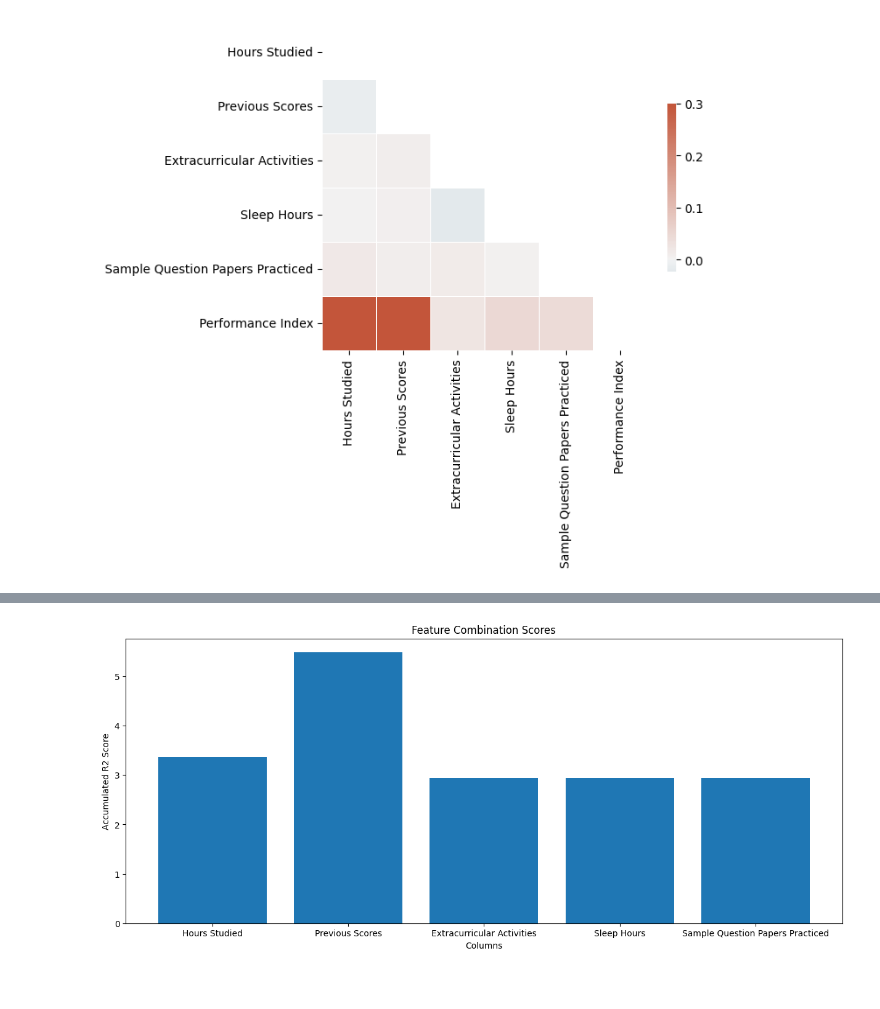
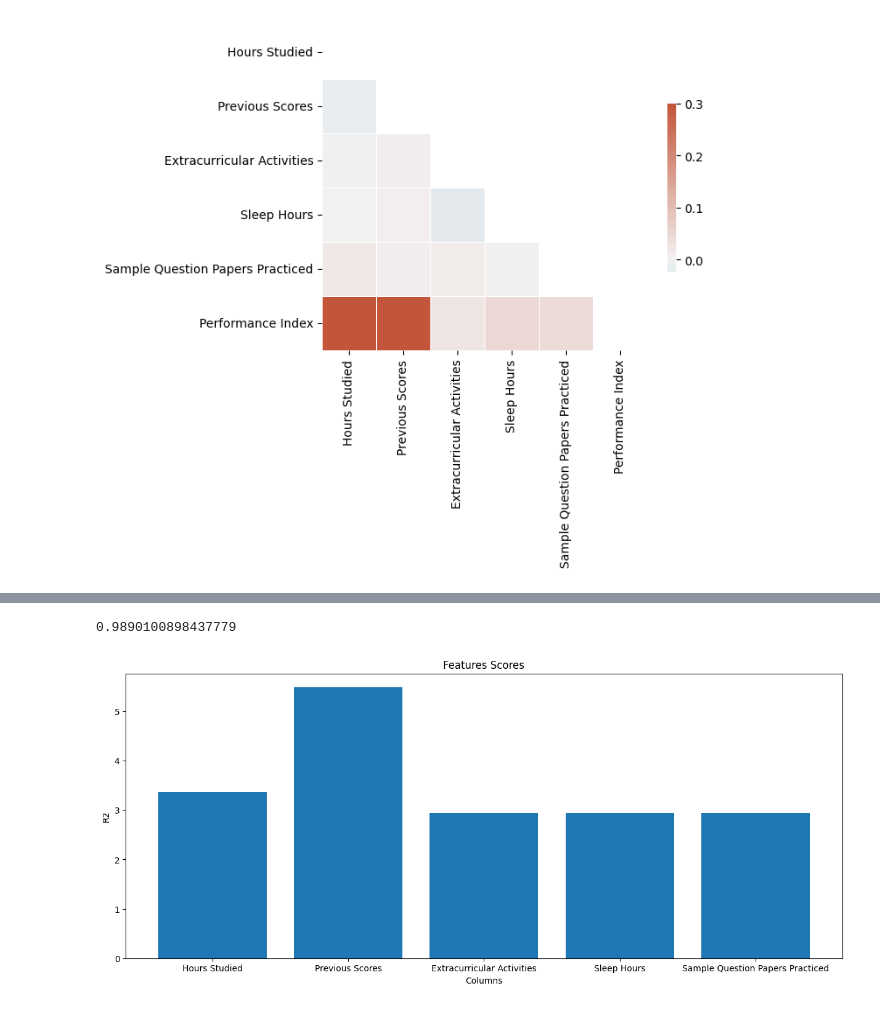
Before and after one commit to bassceo/sai, a Jupyter notebook: labs/lab3.ipynb, the cells around one changed output, grey strips where cells are left out. Saved outputs shown, nothing was run; the diff lists cells and outputs as text; code cells hidden in the pictures.

```diff
--- a/labs/lab3.ipynb
+++ b/labs/lab3.ipynb
@@ -91,34 +108,45 @@ class MyLinearRegression:
     def predict(self, X: np.ndarray) -> np.ndarray:
         X = np.hstack([np.ones((X.shape[0], 1)), X])
         return X @ self.weights
+# %%
+model = MyLinearRegression()
+X, y = data.drop('Performance Index',axis='columns'), data['Performance Index']
+X_train, X_test, y_train, y_test = train_test_split(
+        X, y, test_size=0.33, random_state=42)
+
+model.fit(X_train, y_train)
+score = r2_score(y_test, model.predict(X_test))
+print(score)
+# %% [output]
+0.9890100898437779
 # %%
 columns = data.drop('Performance Index', axis=1).columns
 used = set()
 model = MyLinearRegression()
 
 results = {col: 0 for col in columns}
 
 for i in columns:
     for j in columns:
         for c in columns:
             if len(set([i, j, c])) == 3 and frozenset([i, j, c]) not in used:
                 used.add(frozenset([i, j, c]))
 
                 X, y = data[[i, j, c]], data['Performance Index']
                 X_train, X_test, y_train, y_test = train_test_split(
                     X, y, test_size=0.33, random_state=42)
 
                 model.fit(X_train, y_train)
                 score = r2_score(y_test, model.predict(X_test))
                 results[i] += score
                 results[j] += score
                 results[c] += score
 
 plt.figure(figsize=(15, 6))
 plt.bar(x=columns, height=[results[value] for value in results])
 plt.xlabel("Columns")
-plt.ylabel("Accumulated R2 Score")
-plt.title("Feature Combination Scores")
+plt.ylabel("R2")
+plt.title("Features Scores")
 plt.show()
 # %% [output]
-[figure, old version]
+[figure, new version]
```
Also changed, not shown: parts of 2 cells of this notebook, 4 other files.
